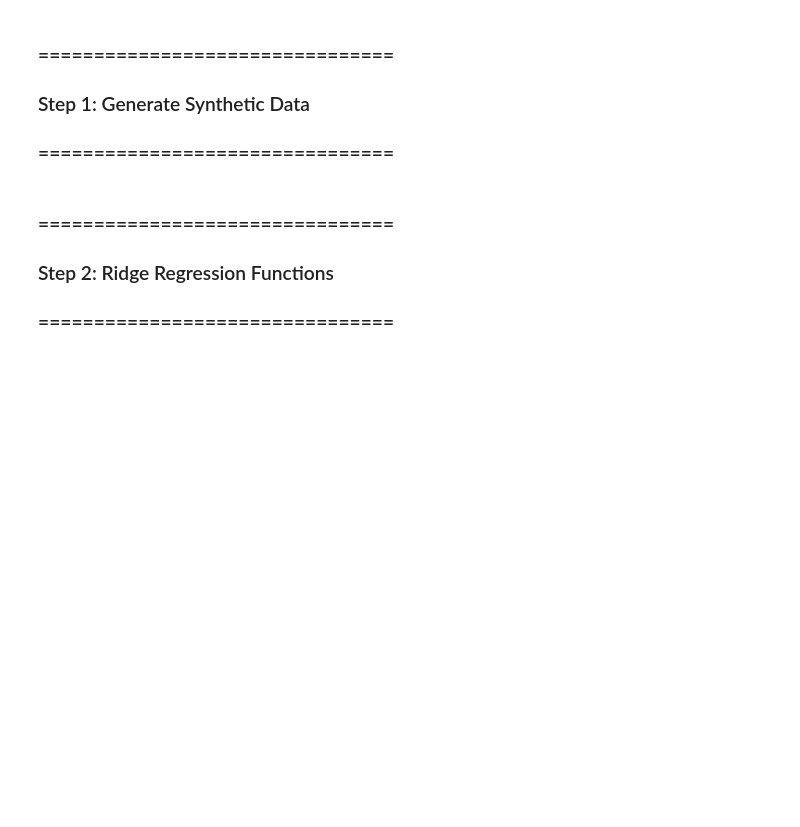
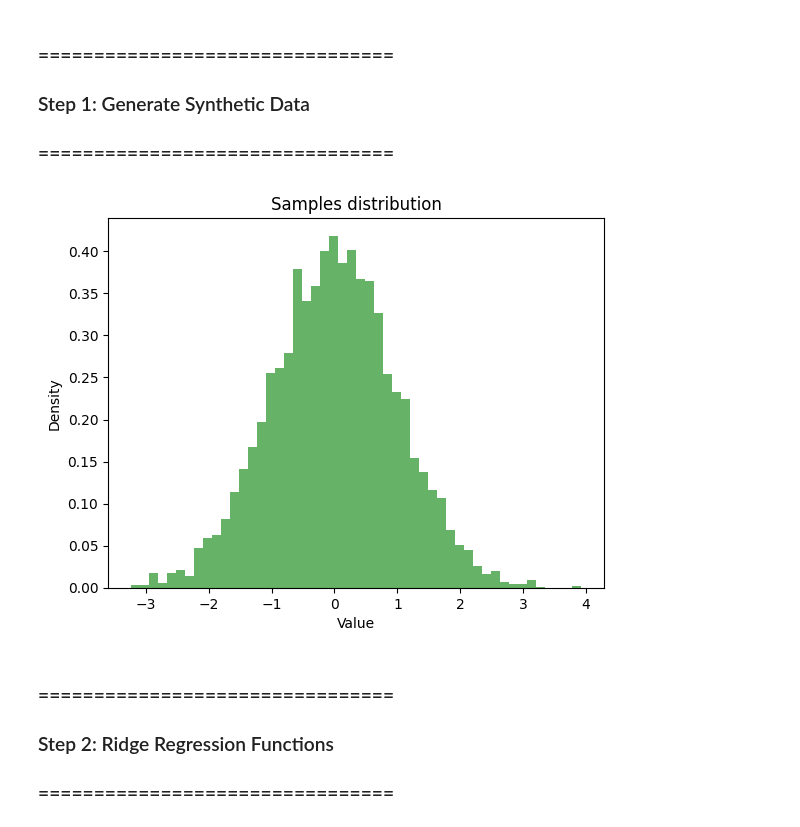
Before and after one commit to kkipngenokoech/MathsRequiredForAI, a Jupyter notebook: INTRO TO ML/18_661_Spring_2025_HW1.ipynb, the cells around one changed output. Cells and saved outputs as stored; diff of their text form; code cells hidden in the pictures; blank space fills up the shorter version.

```diff
--- a/INTRO TO ML/18_661_Spring_2025_HW1.ipynb
+++ b/INTRO TO ML/18_661_Spring_2025_HW1.ipynb
@@ -10,23 +11,32 @@ import matplotlib.pyplot as plt
 # %%
 np.random.seed(42)
 N = 500  # Total data points
 d = 12   # Number of features
 train_ratio = 0.7
 val_ratio = 0.15
 
 # Generate feature matrix and true weights
 X = np.random.normal(0, 1, (N, d))
+## Plotting the samples distribution
+plt.hist(X.flatten(), bins=50, density=True, alpha=0.6, color='g')
+plt.title('Samples distribution')
+plt.xlabel('Value')
+plt.ylabel('Density')
+plt.show()
+
 true_weights = np.linspace(1, 5, d)  # Linearly spaced true weights
 epsilon = np.random.normal(0, 0.5, N)  # Noise
 y = X @ true_weights + epsilon  # Generate target values
 
 # Split data into train, validation, and test sets
 train_size = int(N * train_ratio)
 val_size = int(N * val_ratio)
 test_size = N - train_size - val_size
 
 X_train, X_val, X_test = X[:train_size], X[train_size:train_size+val_size], X[train_size+val_size:]
 y_train, y_val, y_test = y[:train_size], y[train_size:train_size+val_size], y[train_size+val_size:]
+# %% [output]
+[figure, added]
 # %% [markdown]
 ### ================================
 ### Step 2: Ridge Regression Functions
```
Also changed, not shown: parts of 2 cells of this notebook, 3 other files.
